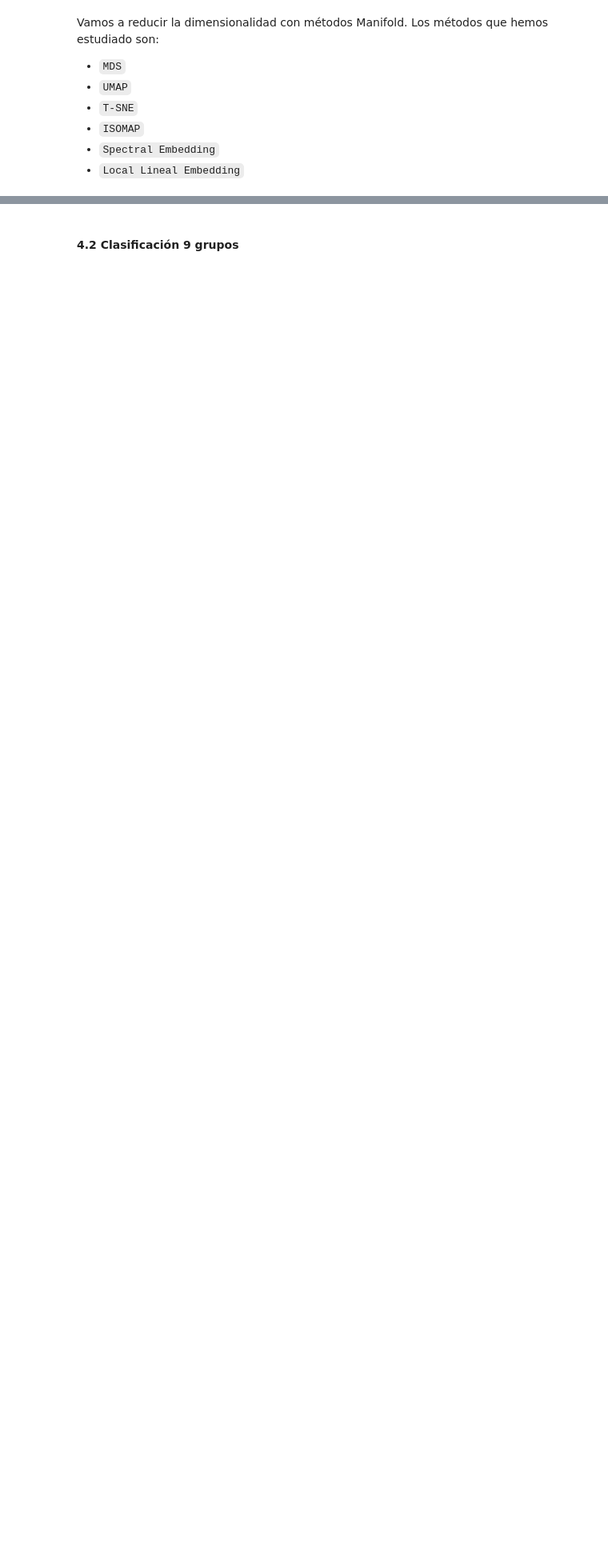
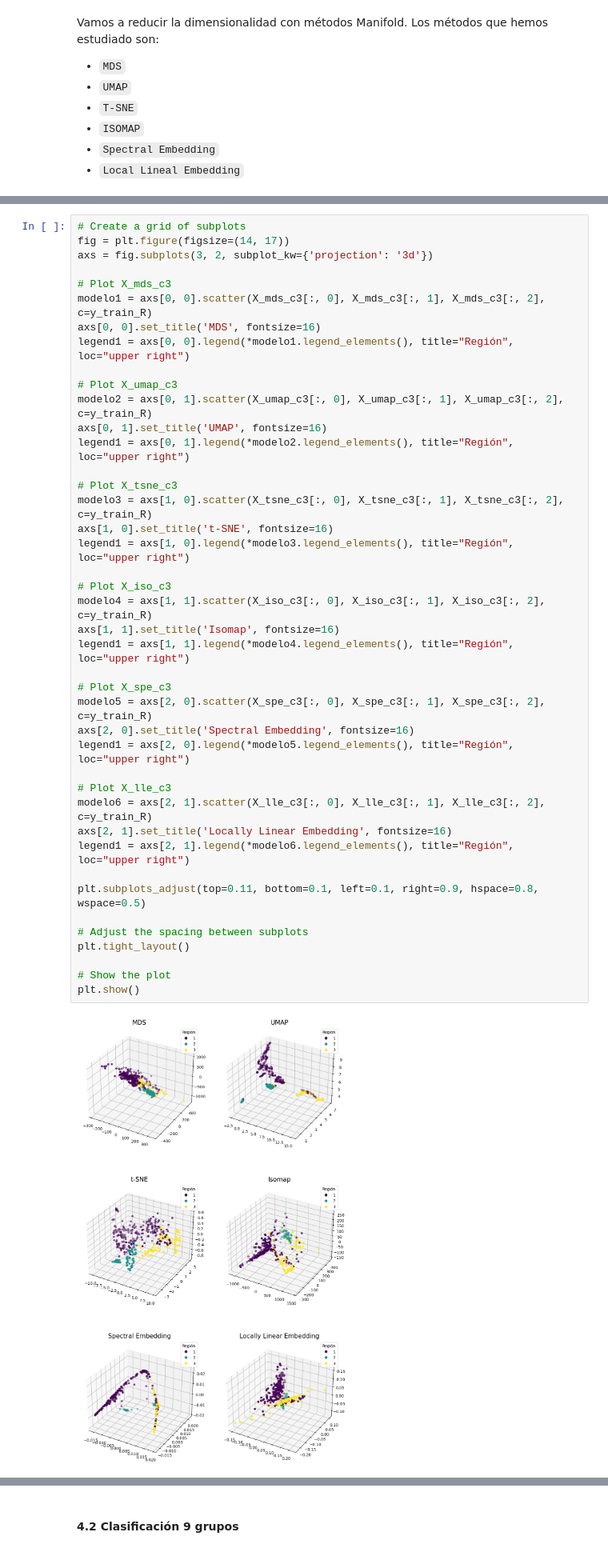
Before and after one commit to jemarle/AMII, a Jupyter notebook: Proyecto_aceite_oliva/Ejercicio_alumno_Carlos.ipynb, the cells around one changed output, grey strips where cells are left out. Shown at 80% size. Drawn from its saved outputs; the diff is of its cells as text; blank space fills up the shorter version.

```diff
--- a/Proyecto_aceite_oliva/Ejercicio_alumno_Carlos.ipynb
+++ b/Proyecto_aceite_oliva/Ejercicio_alumno_Carlos.ipynb
@@ -1006,0 +1087,44 @@ Método LLE
+# %%
+# Create a grid of subplots
+fig = plt.figure(figsize=(14, 17))
+axs = fig.subplots(3, 2, subplot_kw={'projection': '3d'})
+
+# Plot X_mds_c3
+modelo1 = axs[0, 0].scatter(X_mds_c3[:, 0], X_mds_c3[:, 1], X_mds_c3[:, 2], c=y_train_R)
+axs[0, 0].set_title('MDS', fontsize=16)
+legend1 = axs[0, 0].legend(*modelo1.legend_elements(), title="Región", loc="upper right")
+
+# Plot X_umap_c3
+modelo2 = axs[0, 1].scatter(X_umap_c3[:, 0], X_umap_c3[:, 1], X_umap_c3[:, 2], c=y_train_R)
+axs[0, 1].set_title('UMAP', fontsize=16)
+legend1 = axs[0, 1].legend(*modelo2.legend_elements(), title="Región", loc="upper right")
+
+# Plot X_tsne_c3
+modelo3 = axs[1, 0].scatter(X_tsne_c3[:, 0], X_tsne_c3[:, 1], X_tsne_c3[:, 2], c=y_train_R)
+axs[1, 0].set_title('t-SNE', fontsize=16)
+legend1 = axs[1, 0].legend(*modelo3.legend_elements(), title="Región", loc="upper right")
+
+# Plot X_iso_c3
+modelo4 = axs[1, 1].scatter(X_iso_c3[:, 0], X_iso_c3[:, 1], X_iso_c3[:, 2], c=y_train_R)
+axs[1, 1].set_title('Isomap', fontsize=16)
+legend1 = axs[1, 1].legend(*modelo4.legend_elements(), title="Región", loc="upper right")
+
+# Plot X_spe_c3
+modelo5 = axs[2, 0].scatter(X_spe_c3[:, 0], X_spe_c3[:, 1], X_spe_c3[:, 2], c=y_train_R)
+axs[2, 0].set_title('Spectral Embedding', fontsize=16)
+legend1 = axs[2, 0].legend(*modelo5.legend_elements(), title="Región", loc="upper right")
+
+# Plot X_lle_c3
+modelo6 = axs[2, 1].scatter(X_lle_c3[:, 0], X_lle_c3[:, 1], X_lle_c3[:, 2], c=y_train_R)
+axs[2, 1].set_title('Locally Linear Embedding', fontsize=16)
+legend1 = axs[2, 1].legend(*modelo6.legend_elements(), title="Región", loc="upper right")
+
+plt.subplots_adjust(top=0.11, bottom=0.1, left=0.1, right=0.9, hspace=0.8, wspace=0.5)
+
+# Adjust the spacing between subplots
+plt.tight_layout()
+
+# Show the plot
+plt.show()
+# %% [output]
+[figure, added]
```
Also changed, not shown: parts of 15 cells of this notebook.
